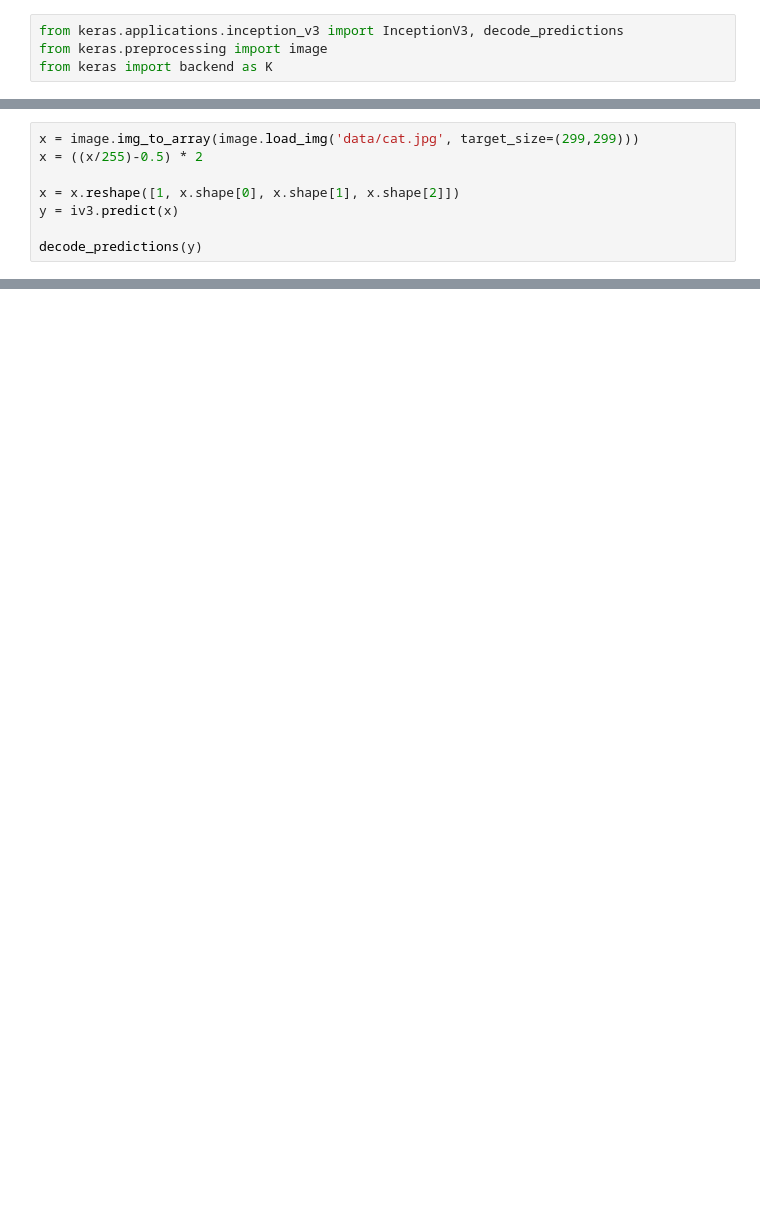
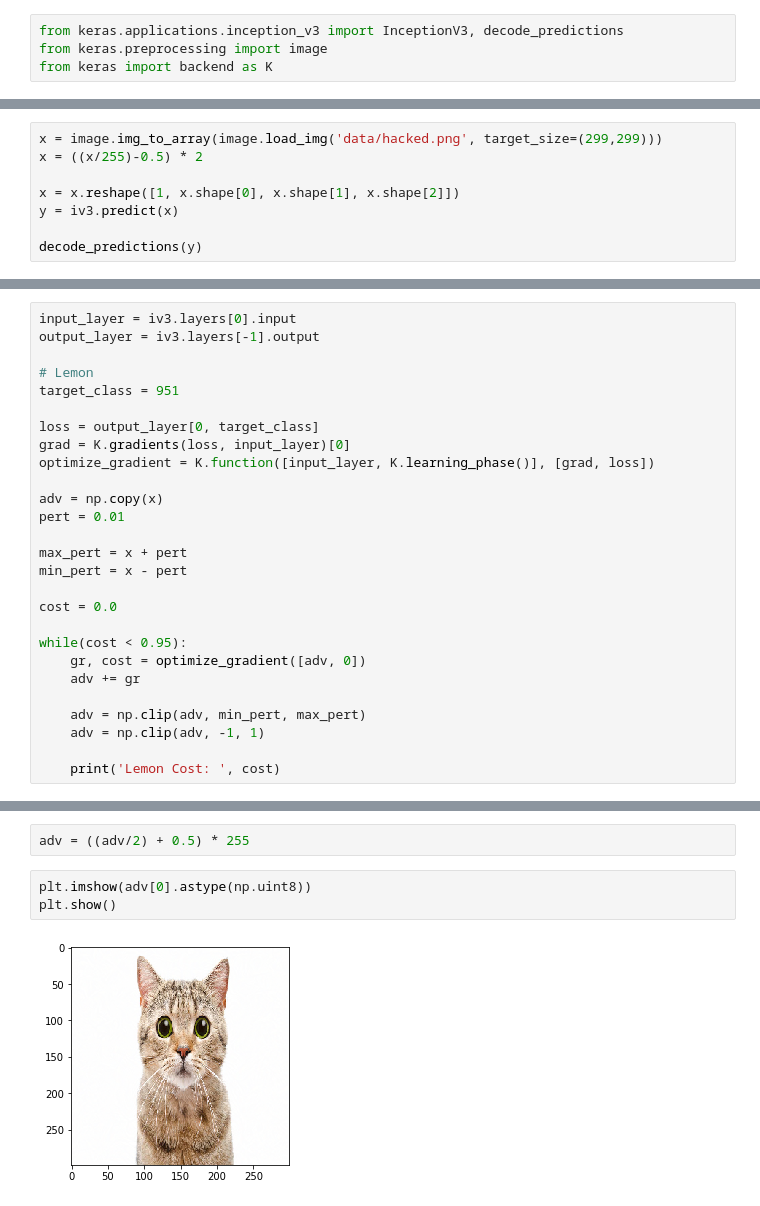
Before and after one commit to maldonadoq/machine, a Jupyter notebook: adversary-attacks.ipynb, the cells around one changed output, grey strips where cells are left out. Cells and saved outputs as stored; diff of their text form; blank space fills up the shorter version.

```diff
--- a/adversary-attacks.ipynb
+++ b/adversary-attacks.ipynb
@@ -36,7 +34,7 @@ Trainable params: 23,817,352
 Non-trainable params: 34,432
 __________________________________________________________________________________________________
 # %%
-x = image.img_to_array(image.load_img('data/cat.jpg', target_size=(299,299)))
+x = image.img_to_array(image.load_img('data/hacked.png', target_size=(299,299)))
 x = ((x/255)-0.5) * 2
 
 x = x.reshape([1, x.shape[0], x.shape[1], x.shape[2]])
@@ -51,0 +50,27 @@ decode_predictions(y)
+# %%
+input_layer = iv3.layers[0].input
+output_layer = iv3.layers[-1].output
+
+# Lemon
+target_class = 951
+
+loss = output_layer[0, target_class]
+grad = K.gradients(loss, input_layer)[0]
+optimize_gradient = K.function([input_layer, K.learning_phase()], [grad, loss])
+
+adv = np.copy(x)
+pert = 0.01
+
+max_pert = x + pert
+min_pert = x - pert
+
+cost = 0.0
+
+while(cost < 0.95):
+    gr, cost = optimize_gradient([adv, 0])
+    adv += gr
+
+    adv = np.clip(adv, min_pert, max_pert)
+    adv = np.clip(adv, -1, 1)
+
+    print('Lemon Cost: ', cost)
@@ -51,0 +95,7 @@ decode_predictions(y)
+# %%
+adv = ((adv/2) + 0.5) * 255
+# %%
+plt.imshow(adv[0].astype(np.uint8))
+plt.show()
+# %% [output]
+[figure, added]
```
Also changed, not shown: parts of 5 cells of this notebook, 2 other files.
